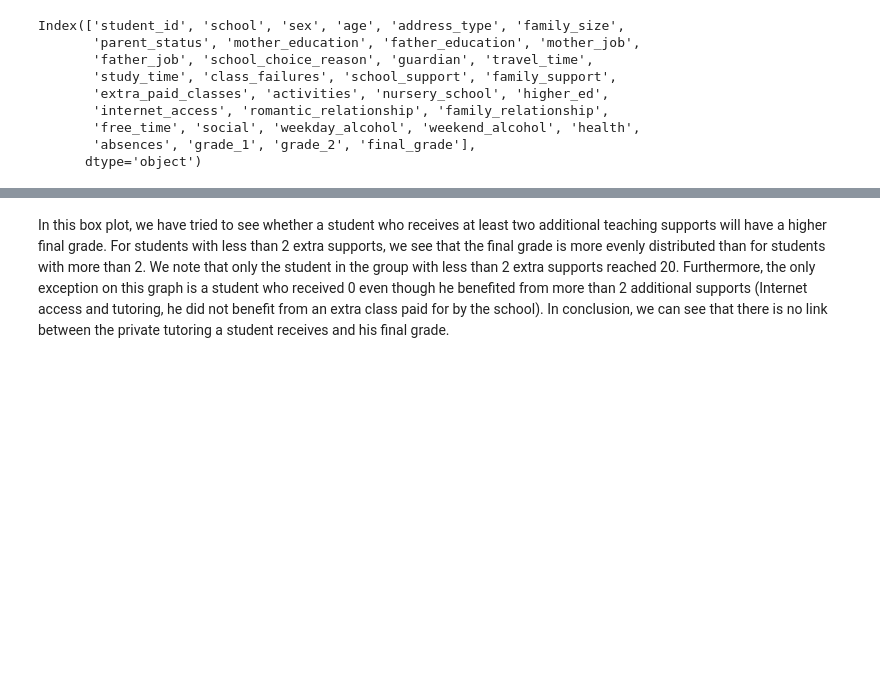
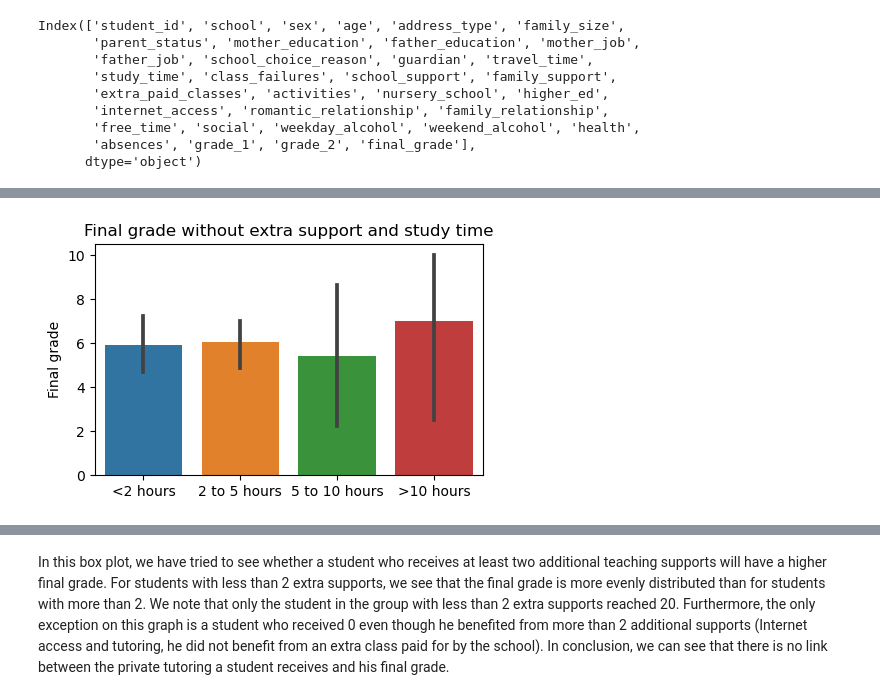
Before and after one commit to SarahDerhy/Project1, a Jupyter notebook: Untitled1.ipynb, the cells around one changed output, grey strips where cells are left out. Saved outputs shown, nothing was run; the diff lists cells and outputs as text; code cells hidden in the pictures; blank space fills up the shorter version.

```diff
--- a/Untitled1.ipynb
+++ b/Untitled1.ipynb
@@ -107,0 +135,9 @@ sns.histplot(data=student_df, x='school_support',ax = axes[1],bins=10)   #on gar
+# %%
+plt.figure(figsize=(5,3))
+sns.barplot(x="study_time", y="final_grade", data=filtered_df, order= ['<2 hours', '2 to 5 hours', '5 to 10 hours', '>10 hours'])
+plt.xlabel("")
+plt.ylabel("Final grade")
+plt.title("Final grade without extra support and study time")
+plt.show()
+# %% [output]
+[figure, added]
```
Also changed, not shown: parts of 44 cells of this notebook.
